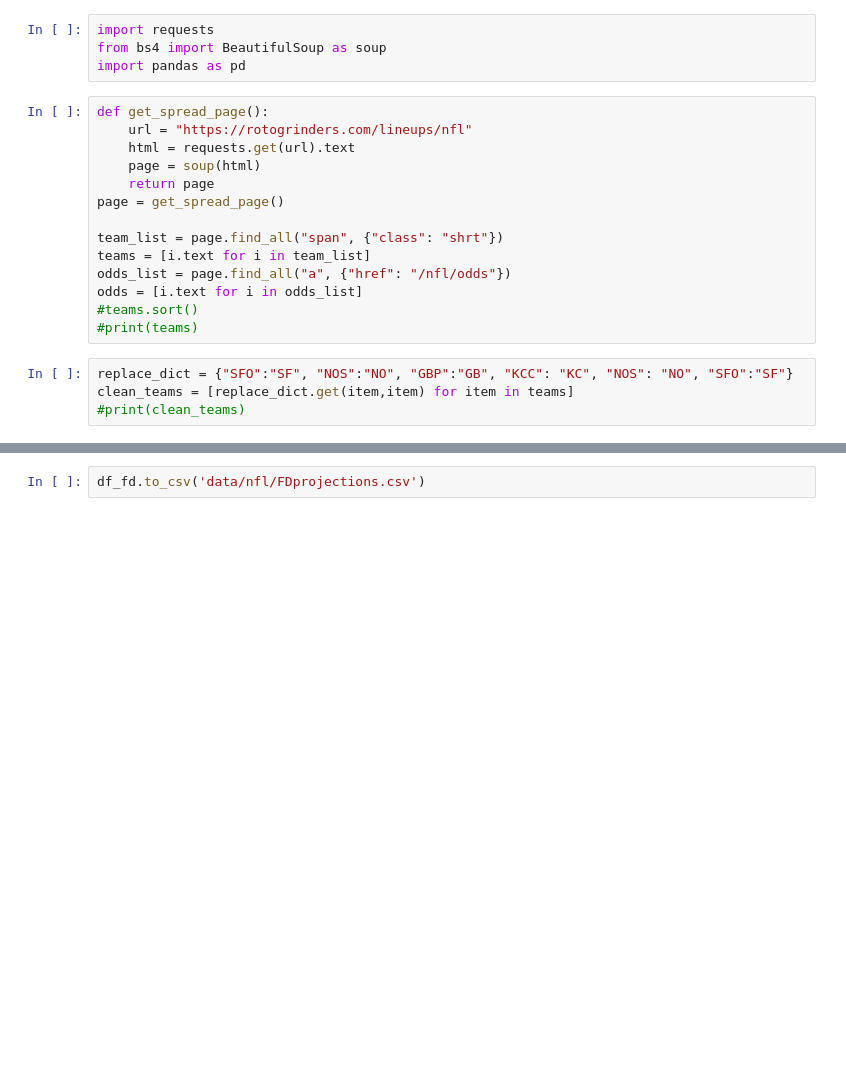
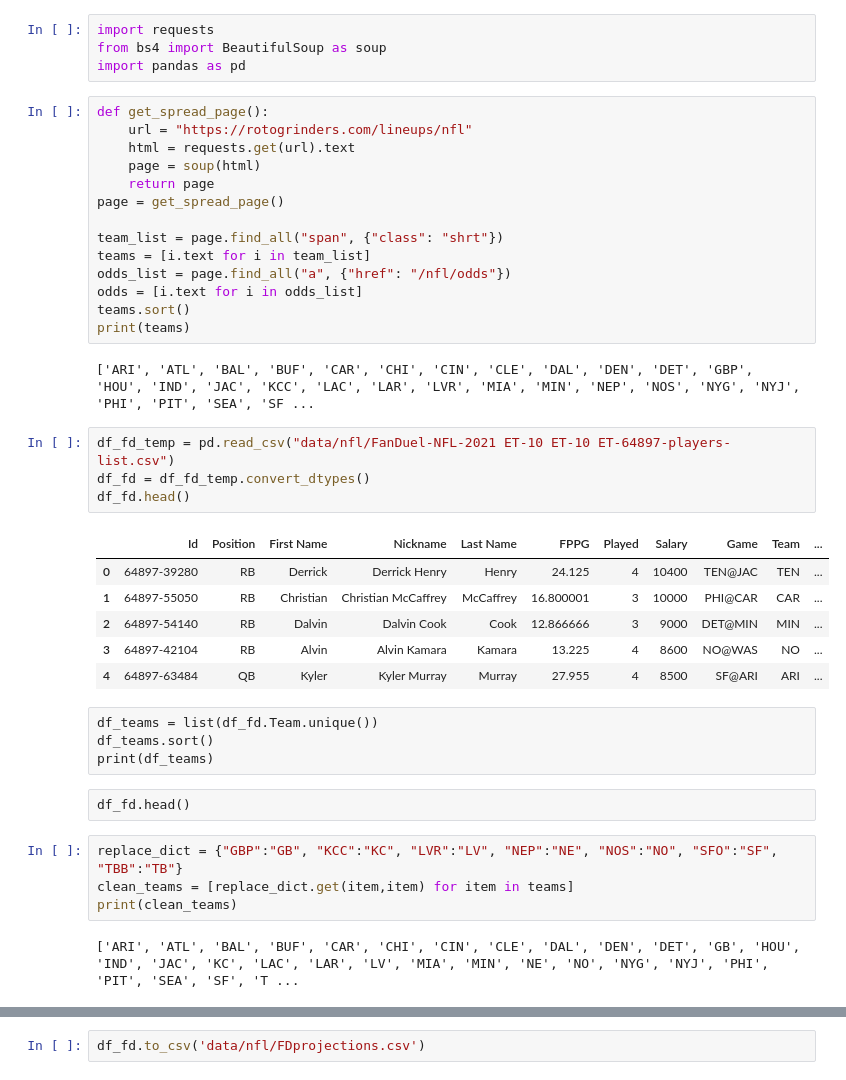
Before and after one commit to MikSm1th/fantasy_factory, a Jupyter notebook: lineupopt/daily_odds_fd.ipynb, the cells around one changed output, grey strips where cells are left out. Cells and saved outputs as stored; diff of their text form; blank space fills up the shorter version.

```diff
--- a/lineupopt/daily_odds_fd.ipynb
+++ b/lineupopt/daily_odds_fd.ipynb
@@ -14,12 +14,33 @@ team_list = page.find_all("span", {"class": "shrt"})
 teams = [i.text for i in team_list]
 odds_list = page.find_all("a", {"href": "/nfl/odds"})
 odds = [i.text for i in odds_list]
-#teams.sort()
-#print(teams)
+teams.sort()
+print(teams)
+# %% [output]
+['ARI', 'ATL', 'BAL', 'BUF', 'CAR', 'CHI', 'CIN', 'CLE', 'DAL', 'DEN', 'DET', 'GBP', 'HOU', 'IND', 'JAC', 'KCC', 'LAC', 'LAR', 'LVR', 'MIA', 'MIN', 'NEP', 'NOS', 'NYG', 'NYJ', 'PHI', 'PIT', 'SEA', 'SF ...
+# %%
+df_fd_temp = pd.read_csv("data/nfl/FanDuel-NFL-2021 ET-10 ET-10 ET-64897-players-list.csv")
+df_fd = df_fd_temp.convert_dtypes()
+df_fd.head()
+# %% [output]
+|  | Id | Position | First Name | Nickname | Last Name | FPPG | Played | Salary | Game | Team | ... |
+| 0 | 64897-39280 | RB | Derrick | Derrick Henry | Henry | 24.125 | 4 | 10400 | TEN@JAC | TEN | ... |
+| 1 | 64897-55050 | RB | Christian | Christian McCaffrey | McCaffrey | 16.800001 | 3 | 10000 | PHI@CAR | CAR | ... |
+| 2 | 64897-54140 | RB | Dalvin | Dalvin Cook | Cook | 12.866666 | 3 | 9000 | DET@MIN | MIN | ... |
+| 3 | 64897-42104 | RB | Alvin | Alvin Kamara | Kamara | 13.225 | 4 | 8600 | NO@WAS | NO | ... |
+| 4 | 64897-63484 | QB | Kyler | Kyler Murray | Murray | 27.955 | 4 | 8500 | SF@ARI | ARI | ... |
+# %% [raw]
+df_teams = list(df_fd.Team.unique())
+df_teams.sort()
+print(df_teams)
+# %% [raw]
+df_fd.head()
 # %%
-replace_dict = {"SFO":"SF", "NOS":"NO", "GBP":"GB", "KCC": "KC", "NOS": "NO", "SFO":"SF"}
+replace_dict = {"GBP":"GB", "KCC":"KC", "LVR":"LV", "NEP":"NE", "NOS":"NO", "SFO":"SF", "TBB":"TB"}
 clean_teams = [replace_dict.get(item,item) for item in teams]
-#print(clean_teams)
+print(clean_teams)
+# %% [output]
+['ARI', 'ATL', 'BAL', 'BUF', 'CAR', 'CHI', 'CIN', 'CLE', 'DAL', 'DEN', 'DET', 'GB', 'HOU', 'IND', 'JAC', 'KC', 'LAC', 'LAR', 'LV', 'MIA', 'MIN', 'NE', 'NO', 'NYG', 'NYJ', 'PHI', 'PIT', 'SEA', 'SF', 'T ...
 # %%
 df_odds = dict(zip(clean_teams, odds))
 #print(df_odds)
```
Also changed, not shown: parts of 6 cells of this notebook, 23 other files.
